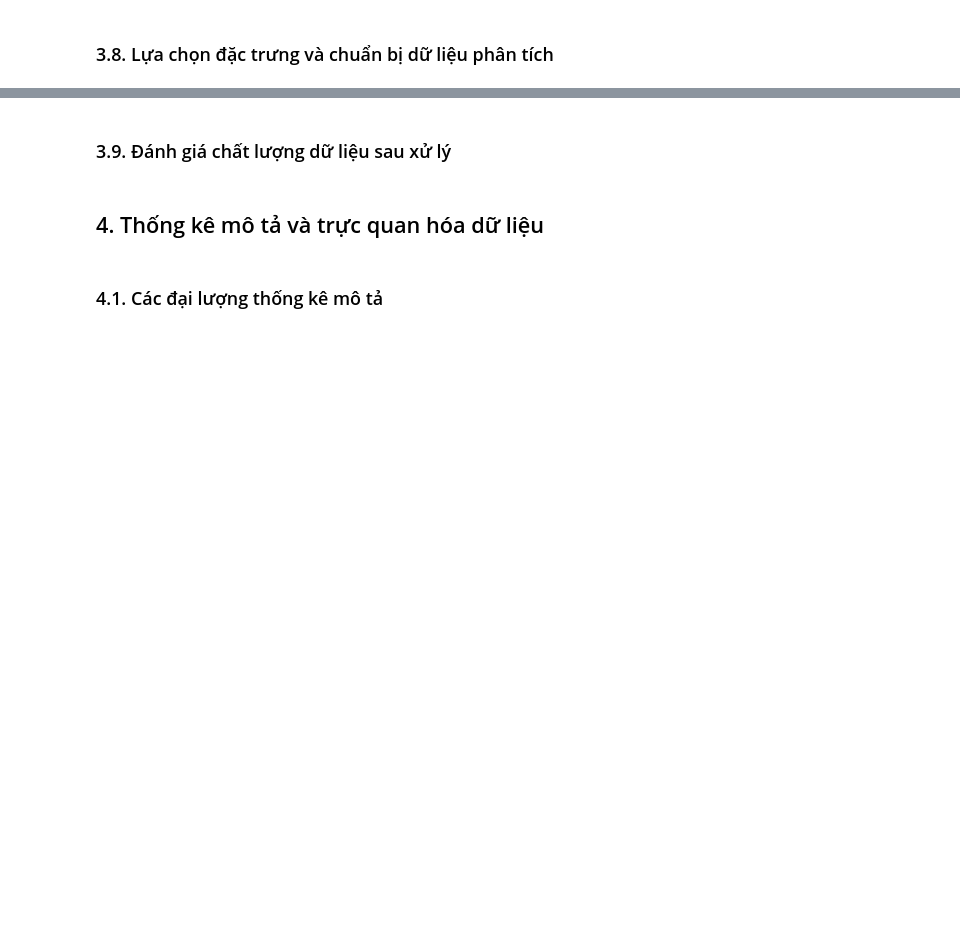
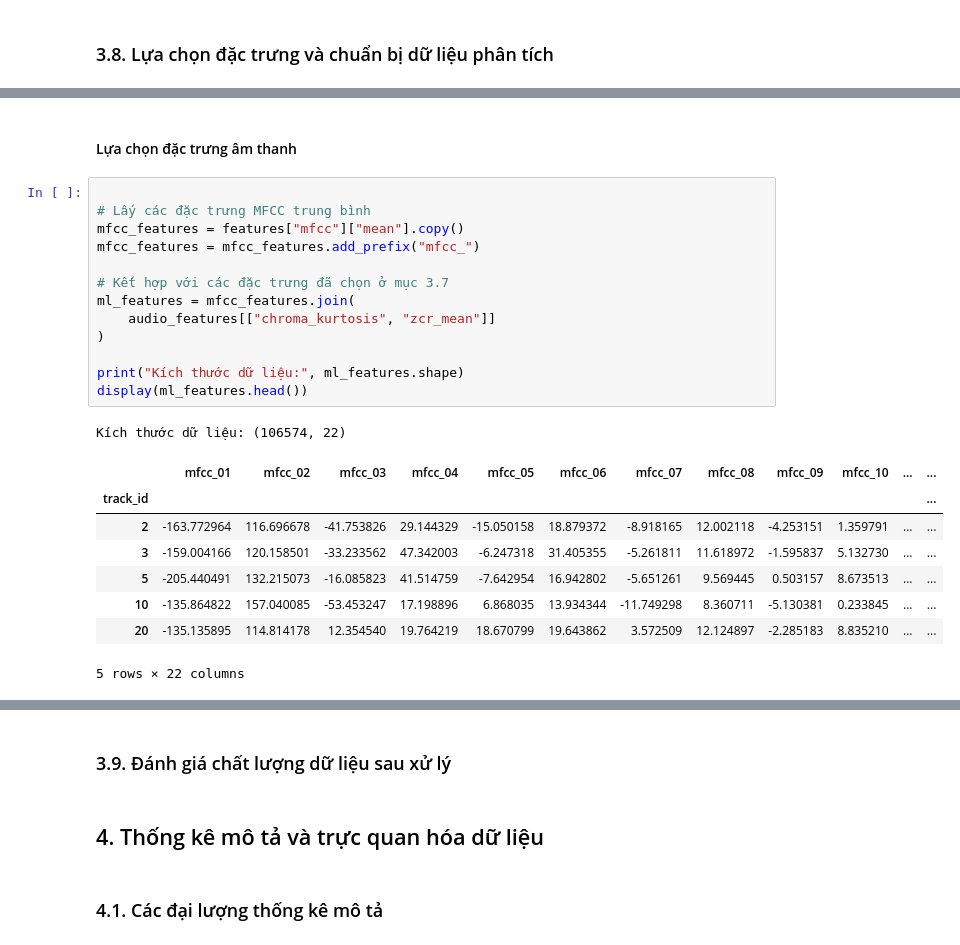
Before and after one commit to 1amBlake/fma-music-analysis-iuh, a Jupyter notebook: notebooks/fma_music_analysis.ipynb, the cells around one changed output, grey strips where cells are left out. Saved outputs shown, nothing was run; the diff lists cells and outputs as text; blank space fills up the shorter version.

```diff
--- a/notebooks/fma_music_analysis.ipynb
+++ b/notebooks/fma_music_analysis.ipynb
@@ -1296,0 +1722,25 @@ Bên cạnh đó, việc kiểm tra các giá trị âm giúp phát hiện nhữ
+# %% [markdown]
+#### Lựa chọn đặc trưng âm thanh
+# %%
+
+# Lấy các đặc trưng MFCC trung bình
+mfcc_features = features["mfcc"]["mean"].copy()
+mfcc_features = mfcc_features.add_prefix("mfcc_")
+
+# Kết hợp với các đặc trưng đã chọn ở mục 3.7
+ml_features = mfcc_features.join(
+    audio_features[["chroma_kurtosis", "zcr_mean"]]
+)
+
+print("Kích thước dữ liệu:", ml_features.shape)
+display(ml_features.head())
+# %% [output]
+Kích thước dữ liệu: (106574, 22)
+|  | mfcc_01 | mfcc_02 | mfcc_03 | mfcc_04 | mfcc_05 | mfcc_06 | mfcc_07 | mfcc_08 | mfcc_09 | mfcc_10 | ... | ... |
+| track_id |  |  |  |  |  |  |  |  |  |  |  | ... |
+| 2 | -163.772964 | 116.696678 | -41.753826 | 29.144329 | -15.050158 | 18.879372 | -8.918165 | 12.002118 | -4.253151 | 1.359791 | ... | ... |
+| 3 | -159.004166 | 120.158501 | -33.233562 | 47.342003 | -6.247318 | 31.405355 | -5.261811 | 11.618972 | -1.595837 | 5.132730 | ... | ... |
+| 5 | -205.440491 | 132.215073 | -16.085823 | 41.514759 | -7.642954 | 16.942802 | -5.651261 | 9.569445 | 0.503157 | 8.673513 | ... | ... |
+| 10 | -135.864822 | 157.040085 | -53.453247 | 17.198896 | 6.868035 | 13.934344 | -11.749298 | 8.360711 | -5.130381 | 0.233845 | ... | ... |
+| 20 | -135.135895 | 114.814178 | 12.354540 | 19.764219 | 18.670799 | 19.643862 | 3.572509 | 12.124897 | -2.285183 | 8.835210 | ... | ... |
+5 rows × 22 columns
```
Also changed, not shown: parts of 59 cells of this notebook.
